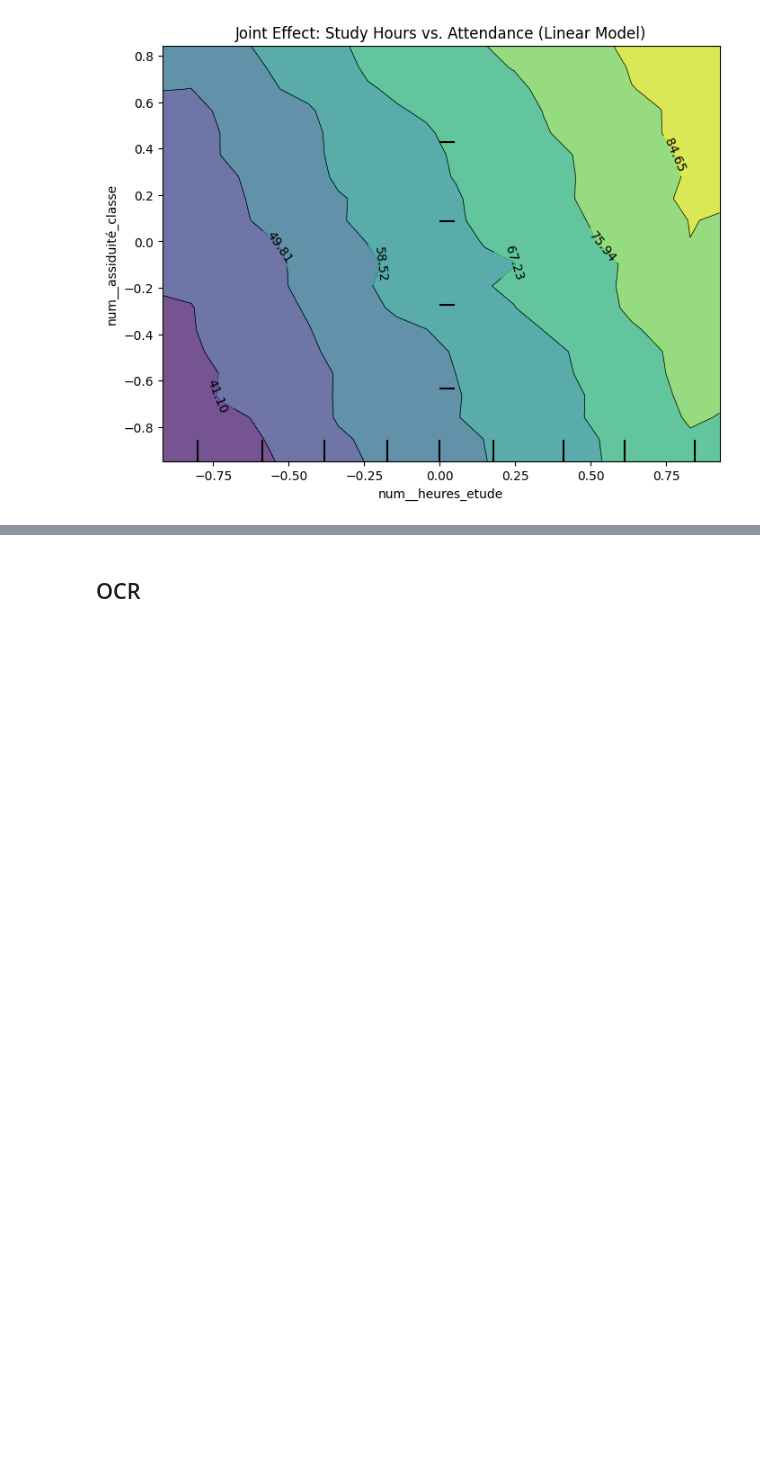
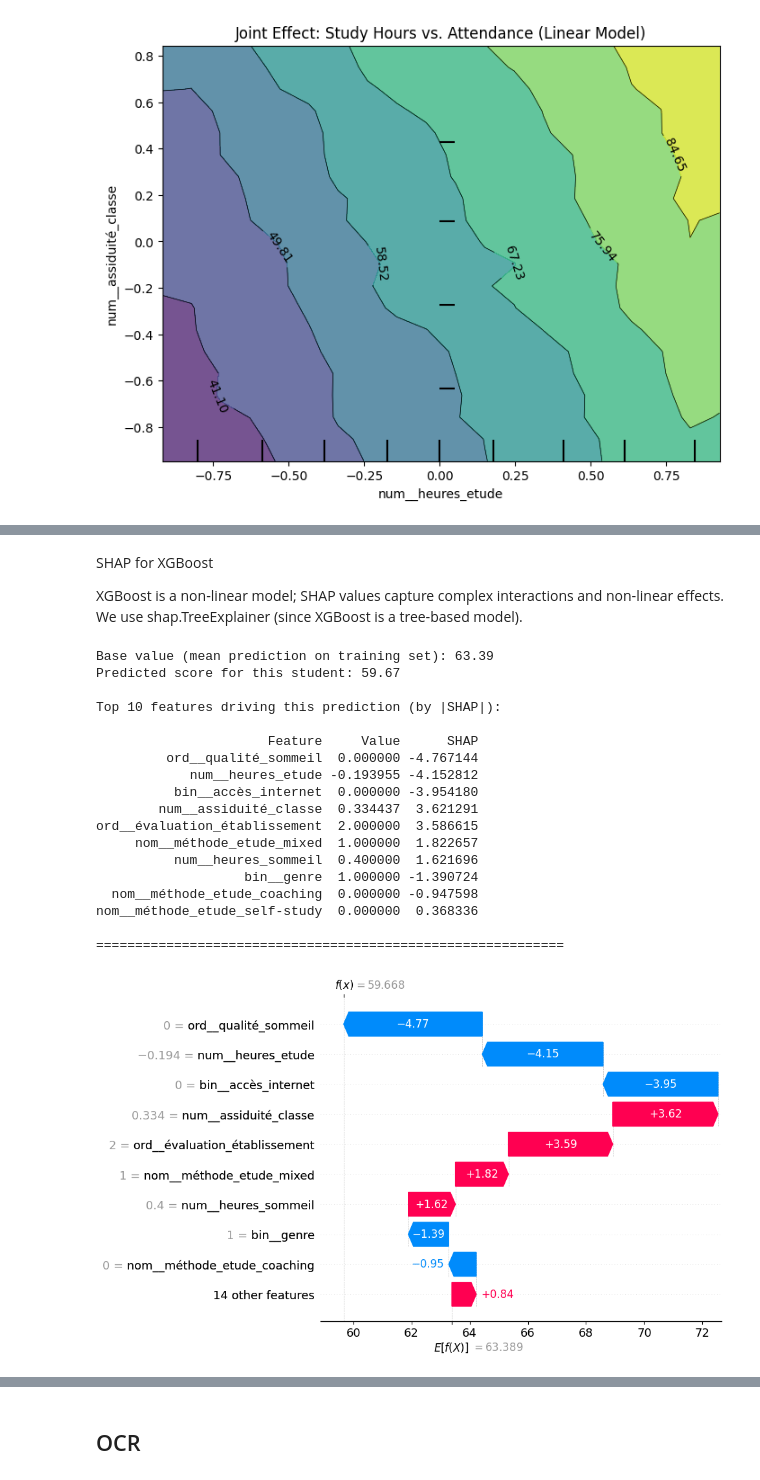
Before and after one commit to Muten-Roshi-Sama/MachineLearningLabs_4eiai40, a Jupyter notebook: Project2026/failure_prediction.ipynb, the cells around one changed output, grey strips where cells are left out. Cells and saved outputs as stored; diff of their text form; code cells hidden in the pictures; blank space fills up the shorter version.

```diff
--- a/Project2026/failure_prediction.ipynb
+++ b/Project2026/failure_prediction.ipynb
@@ -5394,0 +5603,35 @@ Note :  the scales differ from linear regression PDPs because XGBoost was traine
+# %% [markdown]
+SHAP for XGBoost
+
+
+XGBoost is a non‑linear model; SHAP values capture complex interactions and non‑linear effects. We use shap.TreeExplainer (since XGBoost is a tree‑based model).
+# %%
+# -------- XGBoost --------
+
+model = model_xg
+X_valid = X_valid_Xg
+X_train = dataset["scaled"]["X_train"]
+feature_names = feature_names_xg
+
+
+getSHAP(model, X_train, X_valid, feature_names, top_n=10, type="XGBoost")
+# %% [output]
+Base value (mean prediction on training set): 63.39
+Predicted score for this student: 59.67
+
+Top 10 features driving this prediction (by |SHAP|):
+
+                      Feature     Value      SHAP
+         ord__qualité_sommeil  0.000000 -4.767144
+            num__heures_etude -0.193955 -4.152812
+          bin__accès_internet  0.000000 -3.954180
+        num__assiduité_classe  0.334437  3.621291
+ord__évaluation_établissement  2.000000  3.586615
+     nom__méthode_etude_mixed  1.000000  1.822657
+          num__heures_sommeil  0.400000  1.621696
+                   bin__genre  1.000000 -1.390724
+  nom__méthode_etude_coaching  0.000000 -0.947598
+nom__méthode_etude_self-study  0.000000  0.368336
+
+============================================================
+[figure, added]
```
Also changed, not shown: parts of 14 cells of this notebook, 1 other file.
